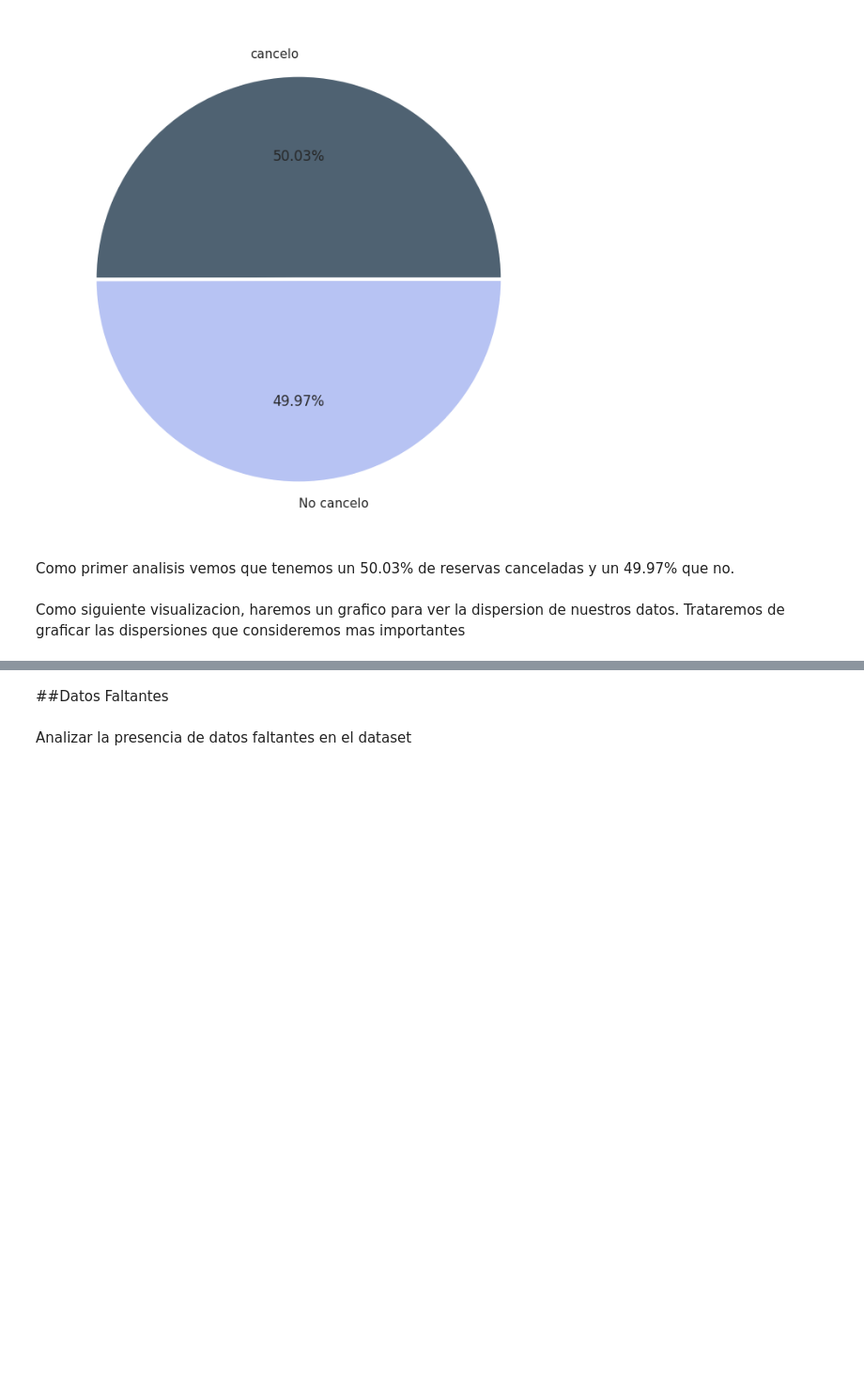
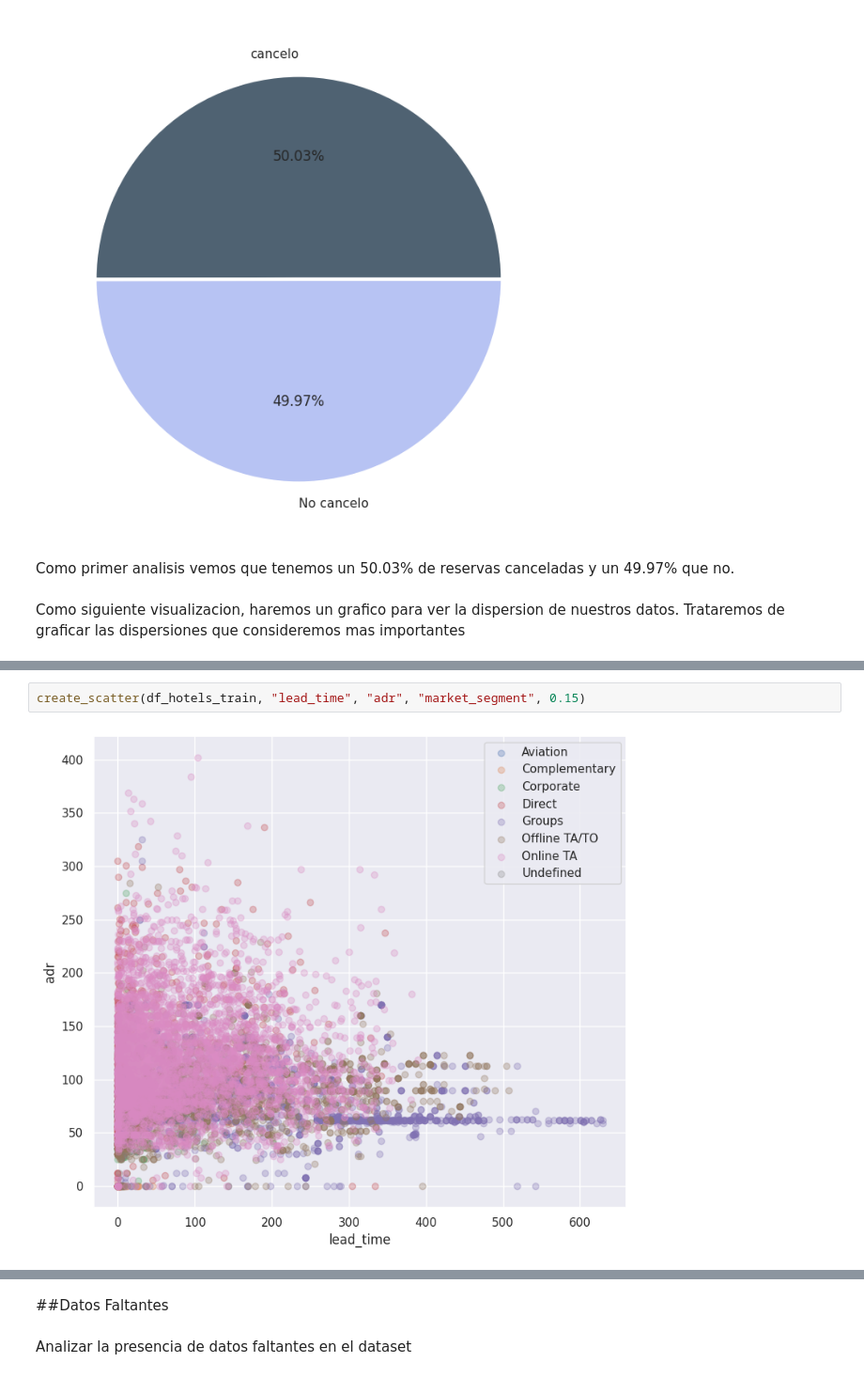
Before and after one commit to franciscoL0pez/TrabajosPracticosOrganizacionDeDatos1C2023, a Jupyter notebook: 7506R_TP1_GRUPO17_CHPX_ENTREGA.ipynb, the cells around one changed output, grey strips where cells are left out. Shown at 94% size. Saved outputs shown, nothing was run; the diff lists cells and outputs as text; blank space fills up the shorter version.

```diff
--- a/7506R_TP1_GRUPO17_CHPX_ENTREGA.ipynb
+++ b/7506R_TP1_GRUPO17_CHPX_ENTREGA.ipynb
@@ -492,0 +449,4 @@ plt.show()
+# %%
+create_scatter(df_hotels_train, "lead_time", "adr", "market_segment", 0.15)
+# %% [output]
+[figure, added]
```
Also changed, not shown: parts of 24 cells of this notebook.
